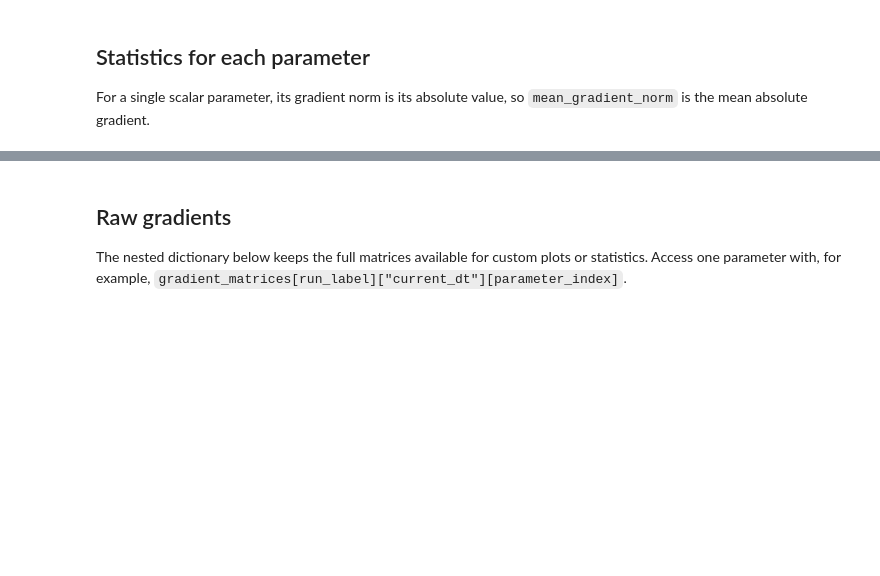
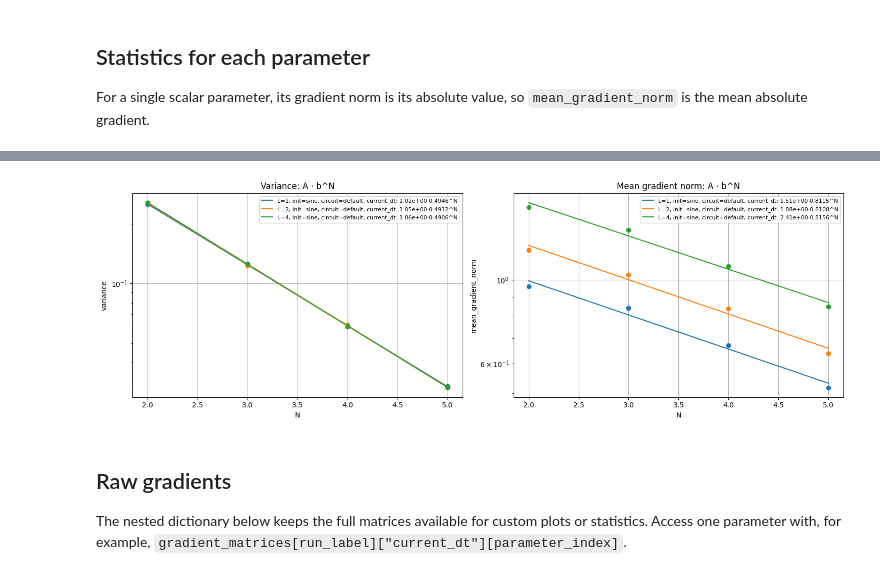
Before and after one commit to Joel-Kunk/VQCFD_quimb, a Jupyter notebook: analysis_variance.ipynb, the cells around one changed output, grey strips where cells are left out. Drawn from its saved outputs; the diff is of its cells as text; code cells hidden in the pictures; blank space fills up the shorter version.

```diff
--- a/analysis_variance.ipynb
+++ b/analysis_variance.ipynb
@@ -209,0 +293,91 @@ gradient_parameter_stats[30:40]
+# %%
+import pandas as pd
+
+# Optional exact selection by full_label; leave as None to use the filters below.
+FIT_RUNS = None  # e.g. ["grad_N2L1", "grad_N3L1", "grad_N4L1"]
+FIT_NS = None  # e.g. [2, 3, 4, 5, 6]
+FIT_LS = None  # e.g. [1, 2, 4]
+FIT_INITIAL_STATES = None  # e.g. ["positive_periodic_wave"]
+FIT_CIRCUITS = None  # e.g. ["multiscale_tree", "uni2"]
+FIT_DATASETS = ["current_dt"]  # or ["fixed_diffusion"] / None for both
+
+fit_data = an.filter_gradient_table(
+    gradient_run_stats,
+    ns=FIT_NS,
+    ls=FIT_LS,
+    circuits=FIT_CIRCUITS,
+    initial_states=FIT_INITIAL_STATES,
+    datasets=FIT_DATASETS,
+)
+if FIT_RUNS is not None:
+    fit_run_labels = [FIT_RUNS] if isinstance(FIT_RUNS, str) else FIT_RUNS
+    fit_data = fit_data[fit_data["full_label"].isin(fit_run_labels)].copy()
+if fit_data.empty:
+    raise ValueError("No gradient runs remain after applying the fit filters.")
+
+group_columns = ["l", "initial_state", "circuit", "dataset"]
+metrics = [("variance", "Variance"), ("mean_gradient_norm", "Mean gradient norm")]
+fig, axes = plt.subplots(1, 2, figsize=(15, 5), sharex=True)
+fit_records = []
+skipped_fits = []
+
+for ax, (metric, title) in zip(axes, metrics):
+    for group_values, group in fit_data.groupby(group_columns, dropna=False, sort=True):
+        points = pd.DataFrame({
+            "n": pd.to_numeric(group["n"], errors="coerce"),
+            metric: pd.to_numeric(group[metric], errors="coerce"),
+        }).dropna()
+        points = points[np.isfinite(points[metric]) & (points[metric] > 0)]
+        points = points.groupby("n", as_index=False)[metric].mean().sort_values("n")
+
+        if points["n"].nunique() < 2:
+            skipped_fits.append((metric, *group_values, "fewer than two positive N-points"))
+            continue
+
+        n_values = points["n"].to_numpy(dtype=float)
+        y_values = points[metric].to_numpy(dtype=float)
+        log_base, log_amplitude = np.polyfit(n_values, np.log(y_values), 1)
+        amplitude = float(np.exp(log_amplitude))
+        base = float(np.exp(log_base))
+        fitted_log_values = log_amplitude + log_base * n_values
+        log_residual = np.sum((np.log(y_values) - fitted_log_values) ** 2)
+        log_total = np.sum((np.log(y_values) - np.mean(np.log(y_values))) ** 2)
+        r2_log = float(1 - log_residual / log_total) if log_total > 0 else np.nan
+
+        l_value, initial_state, circuit, dataset = group_values
+        group_label = f"L={l_value}, init={initial_state}, circuit={circuit}, {dataset}"
+        n_fit = np.linspace(n_values.min(), n_values.max(), 200)
+        fit_line, = ax.plot(
+            n_fit,
+            amplitude * base**n_fit,
+            label=f"{group_label}: {amplitude:.2e}·{base:.4f}^N",
+        )
+        ax.scatter(n_values, y_values, color=fit_line.get_color(), zorder=3)
+        fit_records.append({
+            "metric": metric,
+            "l": l_value,
+            "initial_state": initial_state,
+            "circuit": circuit,
+            "dataset": dataset,
+            "amplitude_A": amplitude,
+            "base_b": base,
+            "log_base": float(log_base),
+            "r2_log": r2_log,
+            "n_points": len(n_values),
+        })
+
+    ax.set_title(f"{title}: A · b^N")
+    ax.set_xlabel("N")
+    ax.set_ylabel(metric)
+    ax.set_yscale("log")
+    if ax.has_data():
+        ax.legend(fontsize=8)
+
+fig.tight_layout()
+fit_results = pd.DataFrame(fit_records)
+if skipped_fits:
+    print("Skipped fits:")
+    for skipped in skipped_fits:
+        print("  ", skipped)
+fit_results
+# %% [output]
@@ -210,3 +391,4 @@ gradient_parameter_stats[30:40]
+[figure, added]
 # %% [markdown]
 ## Raw gradients
 
```
Also changed, not shown: parts of 11 cells of this notebook, 3 other files.
